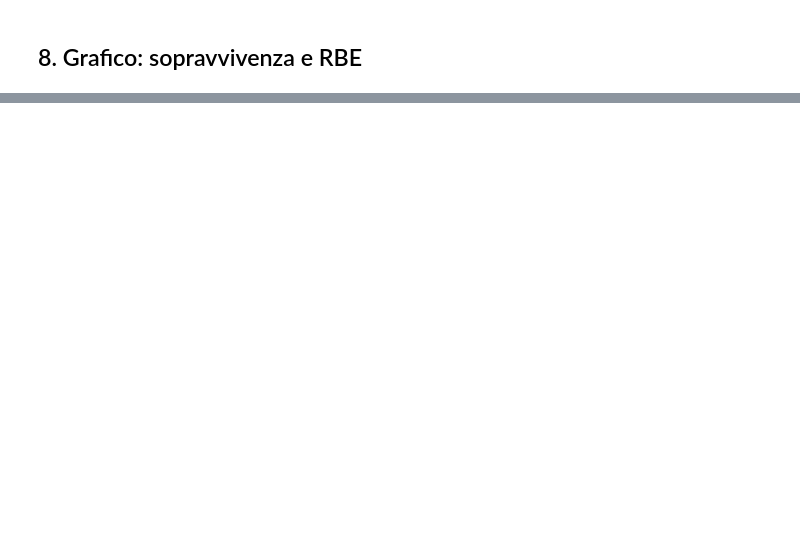
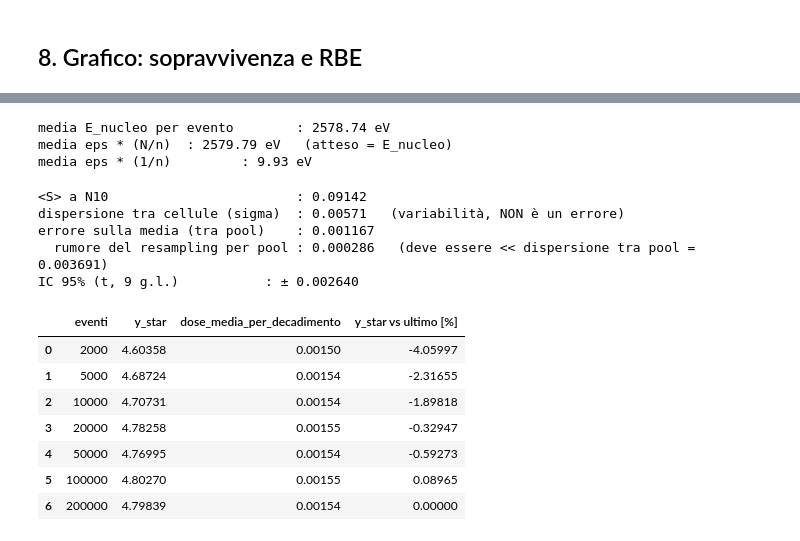
Before and after one commit to michelepascazio28-dot/Rame, a Jupyter notebook: Analisi_Cu64.ipynb, the cells around one changed output, grey strips where cells are left out. Drawn from its saved outputs; the diff is of its cells as text; code cells hidden in the pictures; blank space fills up the shorter version.

```diff
--- a/Analisi_Cu64.ipynb
+++ b/Analisi_Cu64.ipynb
@@ -247,0 +392,53 @@ pd.DataFrame(rows)
+# %%
+m_nucl = 1e3 * 4/3 * np.pi * (R_n * 1e-6) ** 3
+E_nucl = allp["Nuclear_dose"] * m_nucl / EV_J            # eV nel nucleo, per evento
+eps = allp["y"] * (4 * R_d / 3 * 1000.0)                 # eV nel dominio
+
+print(f"media E_nucleo per evento        : {E_nucl.mean():.2f} eV")
+print(f"media eps * (N/n)  : {(eps * allp['nbHits'] / allp['nbScoredHits']).mean():.2f} eV   (atteso = E_nucleo)")
+print(f"media eps * (1/n)         : {(eps / allp['nbScoredHits']).mean():.2f} eV")
+# %% [output]
+media E_nucleo per evento        : 2578.74 eV
+media eps * (N/n)  : 2579.79 eV   (atteso = E_nucleo)
+media eps * (1/n)         : 9.93 eV
+# %%
+k = len(pools)
+res = results[PLOT_MODE]
+i10 = np.argmin(abs(ns - agg[PLOT_MODE]["N10"]))
+
+S_pool = np.array([r["S"][i10] for r in res])         # <S> di ogni pool
+S_cell = np.array([r["S_cell"][i10] for r in res])    # dispersione tra cellule dentro ogni pool
+
+print(f"<S> a N10                        : {S_pool.mean():.5f}")
+print(f"dispersione tra cellule (sigma)  : {S_cell.mean():.5f}   (variabilità, NON è un errore)")
+print(f"errore sulla media (tra pool)    : {S_pool.std(ddof=1) / np.sqrt(k):.6f}")
+print(f"  rumore del resampling per pool : {S_cell.mean() / np.sqrt(N_SIM):.6f}   (deve essere << dispersione tra pool = {S_pool.std(ddof=1):.6f})")
+print(f"IC 95% (t, {k-1} g.l.)           : ± {2.262 * S_pool.std(ddof=1) / np.sqrt(k):.6f}")
+# %% [output]
+<S> a N10                        : 0.09142
+dispersione tra cellule (sigma)  : 0.00571   (variabilità, NON è un errore)
+errore sulla media (tra pool)    : 0.001167
+  rumore del resampling per pool : 0.000286   (deve essere << dispersione tra pool = 0.003691)
+IC 95% (t, 9 g.l.)           : ± 0.002640
+# %%
+rng_c = np.random.default_rng(0)
+sub = allp.iloc[rng_c.permutation(len(allp))]        # mescola, così ogni sottoinsieme mischia tutti i run
+
+rows = []
+for n in (2000, 5000, 10000, 20000, 50000, 100000, len(sub)):
+    s = sub.iloc[:n]
+    rows.append(dict(eventi=n,
+                     y_star=micro(s, "N/n")[2],
+                     dose_media_per_decadimento=s["Nuclear_dose"].mean()))
+conv = pd.DataFrame(rows)
+conv["y_star vs ultimo [%]"] = 100 * (conv["y_star"] / conv["y_star"].iloc[-1] - 1)
+conv.round(5)
+# %% [output]
+|  | eventi | y_star | dose_media_per_decadimento | y_star vs ultimo [%] |
+| 0 | 2000 | 4.60358 | 0.00150 | -4.05997 |
+| 1 | 5000 | 4.68724 | 0.00154 | -2.31655 |
+| 2 | 10000 | 4.70731 | 0.00154 | -1.89818 |
+| 3 | 20000 | 4.78258 | 0.00155 | -0.32947 |
+| 4 | 50000 | 4.76995 | 0.00154 | -0.59273 |
+| 5 | 100000 | 4.80270 | 0.00155 | 0.08965 |
+| 6 | 200000 | 4.79839 | 0.00154 | 0.00000 |
```
Also changed, not shown: parts of 13 cells of this notebook, 7 other files.
